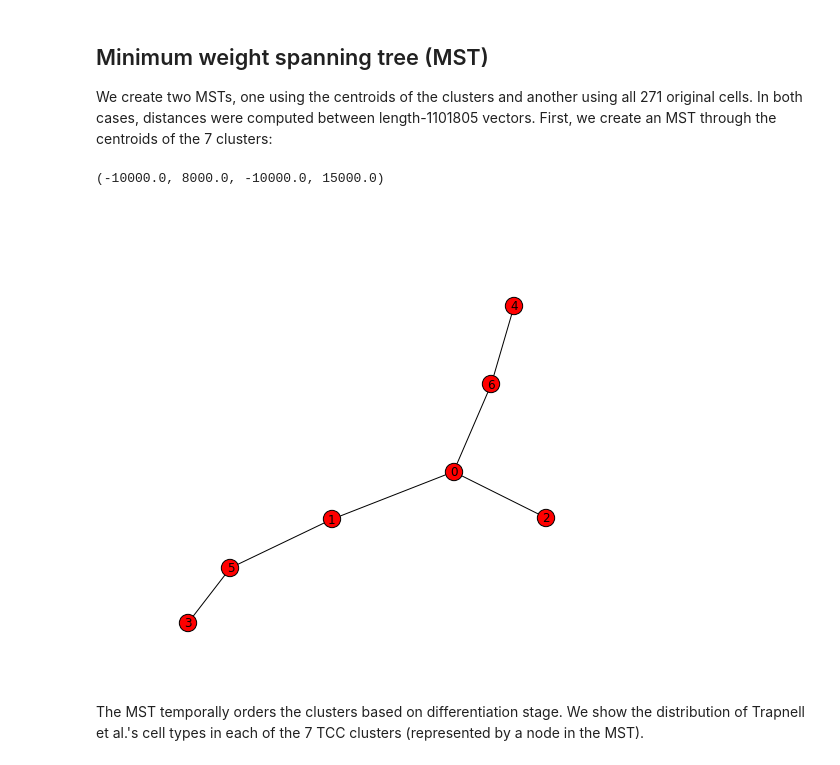
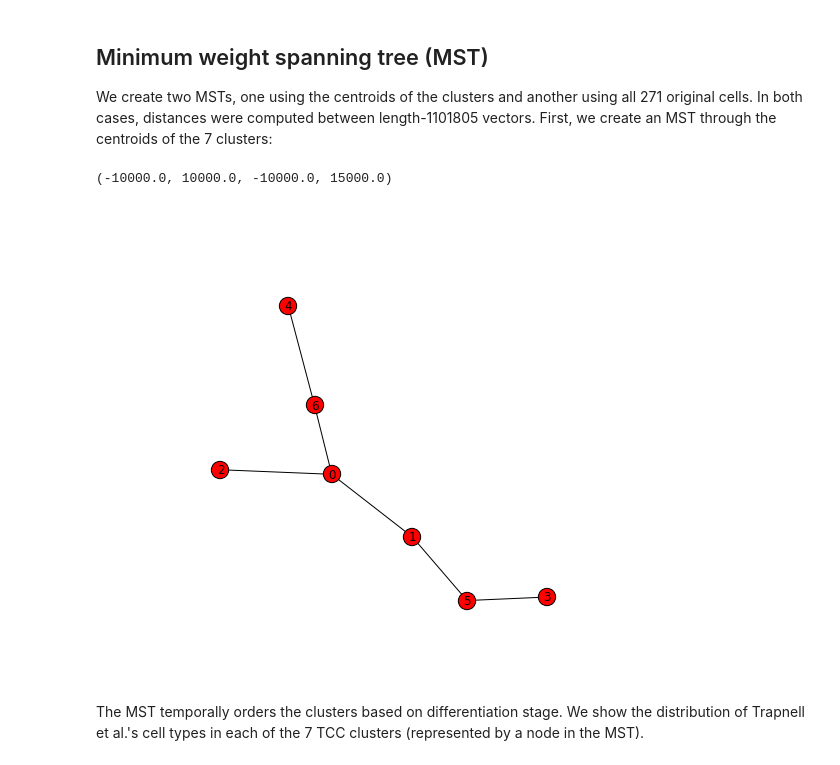
Before and after one commit to govinda-kamath/clustering_on_transcript_compatibility_counts, a Jupyter notebook: Trapnell_pipeline/Trapnell_Analysis.ipynb, the cells around one changed output. Saved outputs shown, nothing was run; the diff lists cells and outputs as text; code cells hidden in the pictures.

Commit message:
Distance matrix bug fixed

```diff
--- a/Trapnell_pipeline/Trapnell_Analysis.ipynb
+++ b/Trapnell_pipeline/Trapnell_Analysis.ipynb
@@ -44,7 +44,7 @@ import pickle
 import numpy as np
 with open('./Trapnell_TCC_distribution.dat', 'rb') as infile:
     X = pickle.load(infile)
-with open('./Trapnell_TCC_pairwise_distance_Original.dat','rb') as infile:
+with open('./Trapnell_TCC_pairwise_distance.dat','rb') as infile:
     D = pickle.load(infile)
 Trap_labels=np.loadtxt('./Trapnells_data/Trapnell_labels.txt',dtype=str)
 # %% [markdown]
@@ -151,34 +151,33 @@ We create two MSTs, one using the centroids of the clusters and another using al
 # %%
 import networkx as nx
 
 X_separated=[]
 for labl in np.unique(labels7):
     features=X.todense()[np.ix_(np.flatnonzero(labels7==labl),xrange(X.shape[1]))]
     X_separated.append(features)
 
 Xcentroid=np.zeros((len(np.unique(labels7)), (X_separated[0].shape)[1]))
 for labl in np.unique(labels7):
     Xq=np.sum(X_separated[labl],axis=0)/float((X_separated[labl].shape)[0])
     Xcentroid[labl, :]=Xq
 
 Dcentroid = pairwise_distances(Xcentroid,metric=jensen_shannon)
 
 fig=plt.figure(figsize=(8,8))
 
 G = nx.complete_graph(len(np.unique(labels7)))
 for u,v in G.edges():
     G[u][v]["weight"]=Dcentroid[u,v]
 
 T=nx.minimum_spanning_tree(G)
 pos=nx.spring_layout(T,scale=10000)
 nx.draw_networkx(T,pos)
 edge_labels=dict([((u,v,),round(d['weight'],2))
              for u,v,d in T.edges(data=True)])
-Enter the input paths and the number of processes to be used.
 plt.axis('off')
 # %% [output]
-(-10000.0, 8000.0, -10000.0, 15000.0)
+(-10000.0, 10000.0, -10000.0, 15000.0)
-[figure, old version]
+[figure, new version]
 # %% [markdown]
 The MST temporally orders the clusters based on differentiation stage. We show the distribution of Trapnell et al.'s cell types in each of the 7 TCC clusters (represented by a node in the MST).
 # %%
```
Also changed, not shown: parts of 3 cells of this notebook.
